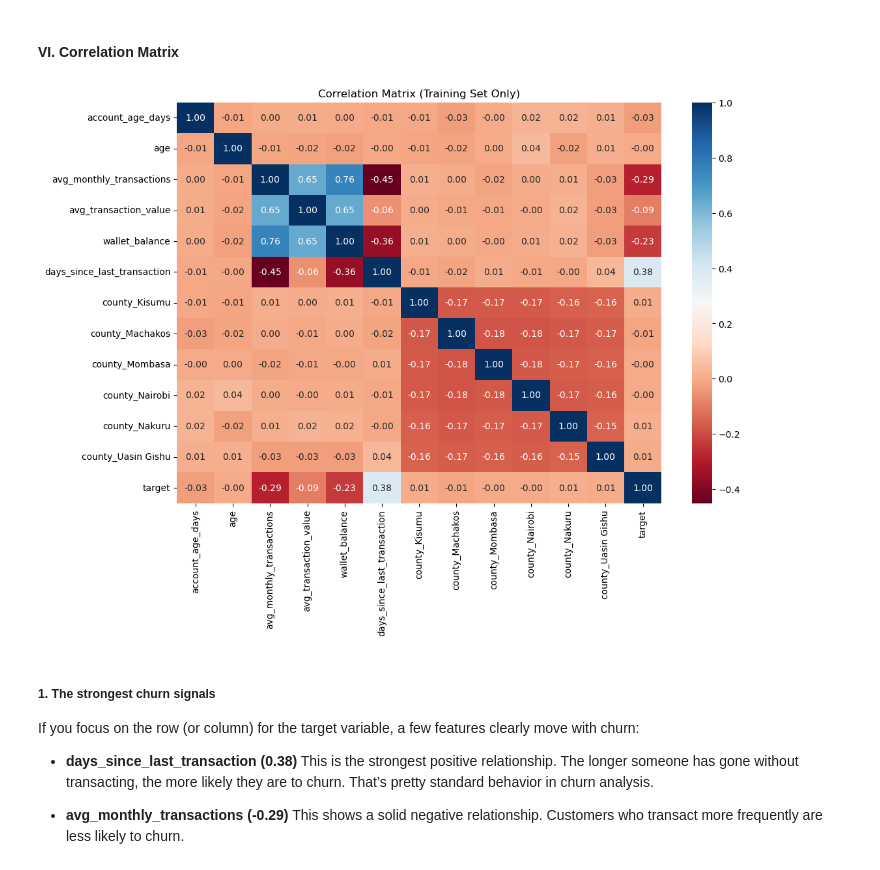
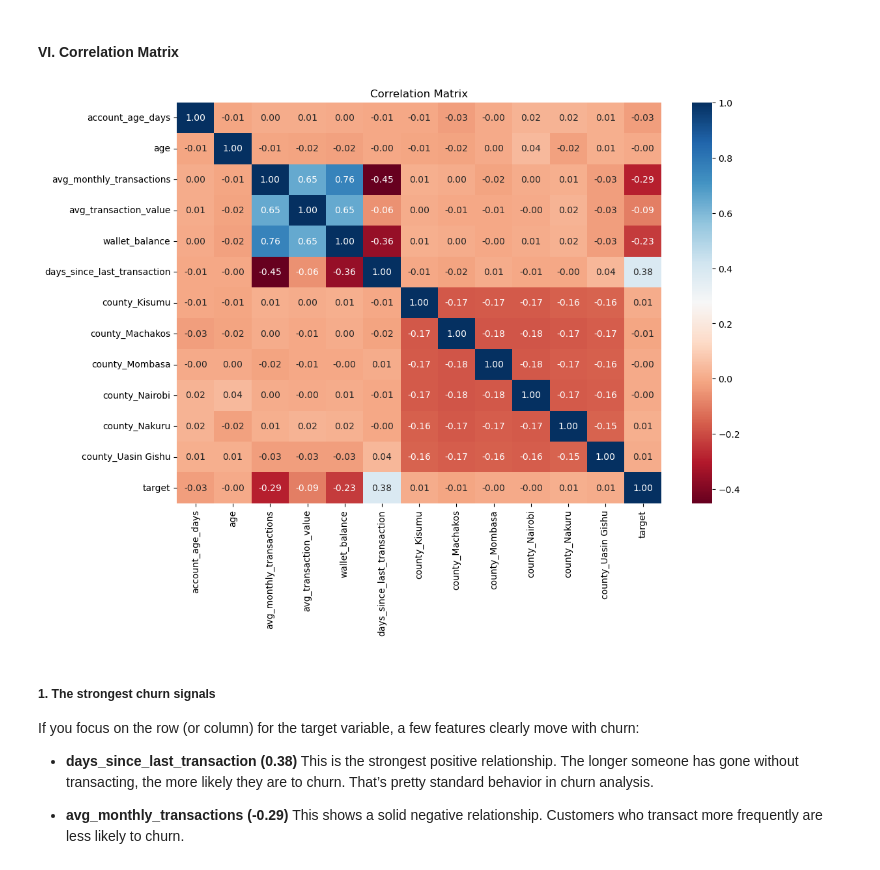
Before and after one commit to Kobeyvines/CASE_STUDY, a Jupyter notebook: notebooks/EDA.ipynb, the cells around one changed output. Drawn from its saved outputs; the diff is of its cells as text; code cells hidden in the pictures.

```diff
--- a/notebooks/EDA.ipynb
+++ b/notebooks/EDA.ipynb
@@ -568,15 +568,16 @@ X_train, X_test, y_train, y_test = train_test_split(
 # %%
 # Temporarily join them to see how features relate to the target
 train_data = X_train.copy()
 train_data['target'] = y_train
 
 # Generate the heatmap
 plt.figure(figsize=(12, 8))
 sns.heatmap(train_data.corr(), annot=True, cmap='RdBu', fmt='.2f')
-plt.title("Correlation Matrix (Training Set Only)")
+plt.title("Correlation Matrix")
+plt.savefig('../images/Correlation Matrix')
 plt.show()
 # %% [output]
-[figure, old version]
+[figure, new version]
 # %% [markdown]
 ##### 1\. The strongest churn signals
 
```
Also changed, not shown: parts of 2 cells of this notebook, 2 other files.
